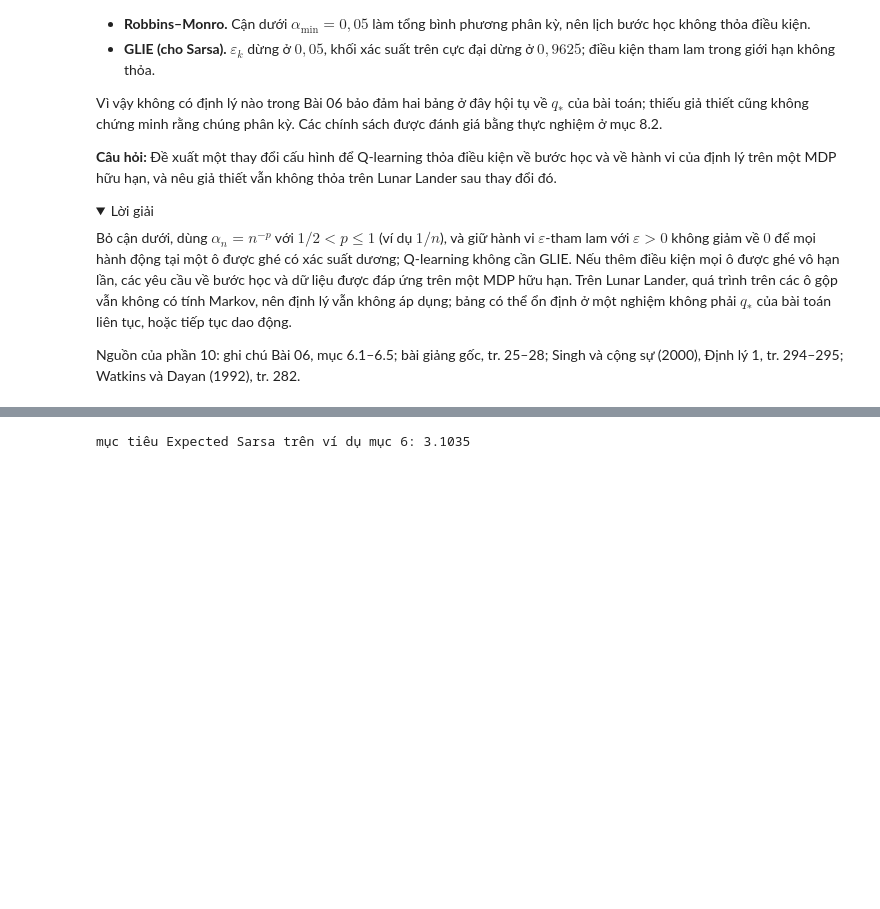
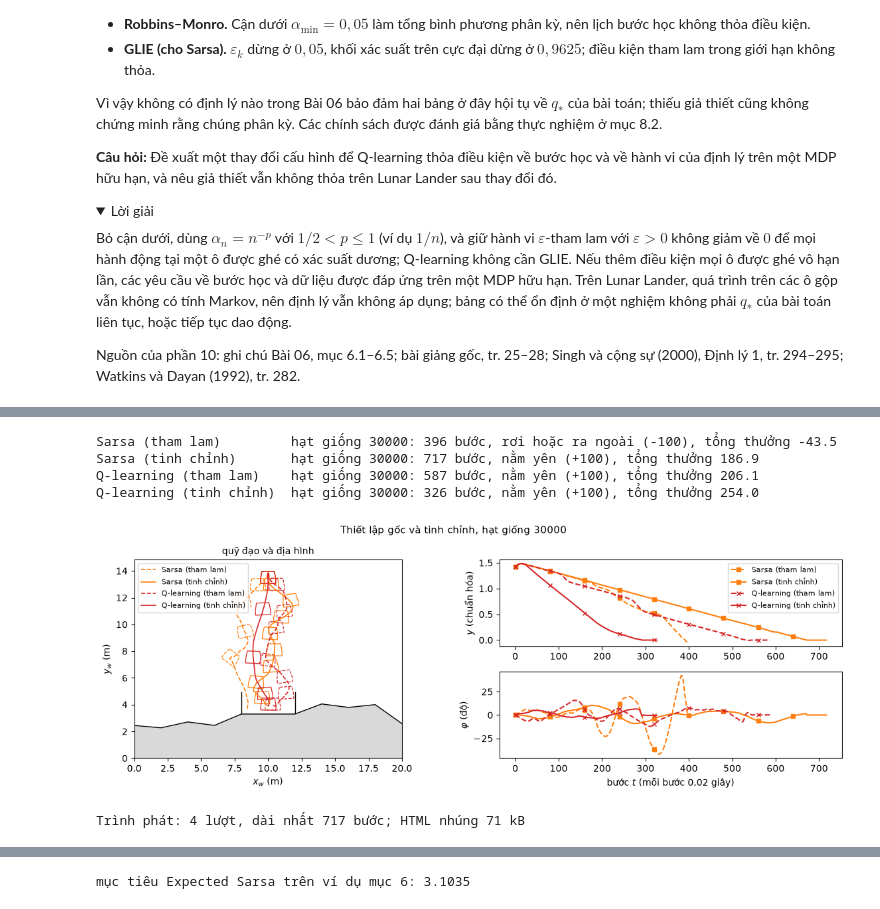
Before and after one commit to uet-iai-course/reinforcement-learning-planning, a Jupyter notebook: 2627-1/materials/lec-06/thuc-hanh-lunarlander-dieu-khien-phi-mo-hinh.ipynb, the cells around one changed output, grey strips where cells are left out. Cells and saved outputs as stored; diff of their text form; code cells hidden in the pictures; folded sections open; blank space fills up the shorter version.

```diff
--- a/2627-1/materials/lec-06/thuc-hanh-lunarlander-dieu-khien-phi-mo-hinh.ipynb
+++ b/2627-1/materials/lec-06/thuc-hanh-lunarlander-dieu-khien-phi-mo-hinh.ipynb
@@ -1259,0 +1266,11 @@ Nguồn của phần 10: ghi chú Bài 06, mục 6.1–6.5; bài giảng gốc,
+# %%
+# Các lượt rơi của chính sách tham lam gốc (mục 8.2): quan sát ngay trước bước kết thúc với thưởng -100
+for name in ["Sarsa (tham lam)", "Q-learning (tham lam)"]:
+    crash = [e for e in final[name]["episodes"] if e["terminated"] and e["rewards"][-1] == -100]
+    if not crash:
+        print(f"{name}: không có lượt rơi")
+        continue
+    last = np.array([e["obs"][-2] for e in crash])                    # (số lượt rơi, 8)
+    print(f"{name}: {len(crash)} lượt rơi | |phi| trung bình {np.degrees(np.abs(last[:, 4])).mean():5.1f} độ | "
+          f"v_y trung bình {last[:, 3].mean():6.2f} | có chân chạm đất {np.mean(last[:, 6] + last[:, 7] > 0):4.0%} | "
+          f"ra khỏi khung hình {np.mean([abs(e['obs'][-1, 0]) >= 1 for e in crash]):4.0%}")
@@ -1259,0 +1584,18 @@ Nguồn của phần 10: ghi chú Bài 06, mục 6.1–6.5; bài giảng gốc,
+# %%
+STYLES_T = {"Sarsa (tham lam)": dict(ls="--", marker="s", color="C1"),
+            "Sarsa (tinh chỉnh)": dict(ls="-", marker="s", color="C1"),
+            "Q-learning (tham lam)": dict(ls="--", marker="x", color="C3"),
+            "Q-learning (tinh chỉnh)": dict(ls="-", marker="x", color="C3")}
+episodes_t = {name: run_episode(eval_env, final_policies[name], TEST_SEED, keep_terrain=True) for name in STYLES_T}
+for name, ep in episodes_t.items():
+    assert len(ep["actions"]) == final[name]["length"][0]           # trùng lượt đầu trong đánh giá
+    print(f"{name:<24} hạt giống {TEST_SEED}: {len(ep['actions'])} bước, {outcome(ep)}, tổng thưởng {ep['rewards'].sum():.1f}")
+plot_episodes(episodes_t, STYLES_T, f"Thiết lập gốc và tinh chỉnh, hạt giống {TEST_SEED}", every=80)
+display(HTML(lander_player(episodes_t)))
+# %% [output]
+Sarsa (tham lam)         hạt giống 30000: 396 bước, rơi hoặc ra ngoài (-100), tổng thưởng -43.5
+Sarsa (tinh chỉnh)       hạt giống 30000: 717 bước, nằm yên (+100), tổng thưởng 186.9
+Q-learning (tham lam)    hạt giống 30000: 587 bước, nằm yên (+100), tổng thưởng 206.1
+Q-learning (tinh chỉnh)  hạt giống 30000: 326 bước, nằm yên (+100), tổng thưởng 254.0
+[figure, added]
+Trình phát: 4 lượt, dài nhất 717 bước; HTML nhúng 71 kB
```
Also changed, not shown: parts of 32 cells of this notebook, 1 other file.
